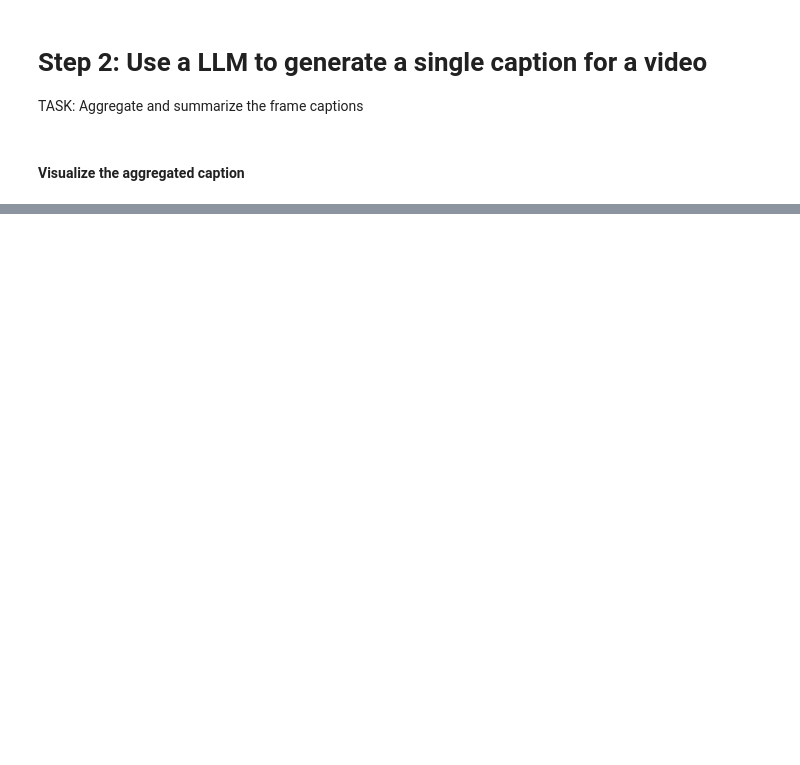
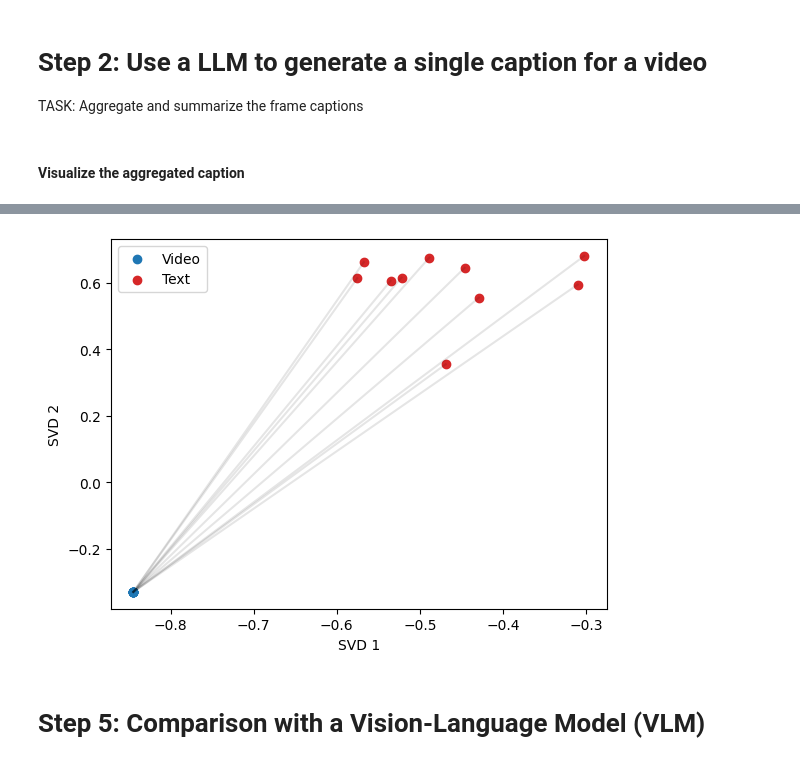
Before and after one commit to saturnMars/FM_2025, a Jupyter notebook: Lab3_video.ipynb, the cells around one changed output, grey strips where cells are left out. Drawn from its saved outputs; the diff is of its cells as text; code cells hidden in the pictures; blank space fills up the shorter version.

```diff
--- a/Lab3_video.ipynb
+++ b/Lab3_video.ipynb
@@ -138,12 +144,12 @@ from os import makedirs
 # %%
 # define a directory to store video frames and create it
 video_frames_dir = path.join("data", "frames")
-if not os.path.exists(video_frames_dir):
-    os.makedirs(video_frames_dir)
+if not path.exists(video_frames_dir):
+    makedirs(video_frames_dir)
 
 # iterate through videos
 for i, video in enumerate(glob("data/videos/*")):
-    video_name = os.path.basename(video).split(".")[0]
+    video_name = path.basename(video).split(".")[0]
 
     # create new directory to store frames from a video
     frames_dir = path.join(video_frames_dir, video_name)
@@ -189,7 +195,7 @@ captions_dict = defaultdict(list)
 for video_dir in tqdm(glob(f"{video_frames_dir}/*")):
 
     # get video name
-    video_id = os.path.basename(video_dir)
+    video_id = path.basename(video_dir)
 
     # iterate through frames in the video directory
     frame_files = sorted(glob(f"{video_dir}/*"))
@@ -204,11 +210,13 @@ for video_dir in tqdm(glob(f"{video_frames_dir}/*")):
             generated = model.generate(im)
 
         # add generated caption to dictionary
-        caption = open_clip.decode(generated[0]).replace("<start_of_text>", "").replace(" <end_of_text>", "").strip()
+        caption = open_clip.decode(generated[0]).replace("<start_of_text>", "").replace("<end_of_text>", "").strip()
         captions_dict[video_id].append(caption)
 
 # Clean up memory
-del model
+model.cpu()
+im.cpu()
+del model, im
 torch.cuda.empty_cache()
 # %% [markdown]
 ### Display captions for first video
@@ -383,20 +451,29 @@ plt.show()
+# %%
+from numpy.linalg import svd
+def compute_svd(X, n_components=2):
+    U, S, Vt = svd(X)
+    return U[:, :n_components] * S[:n_components]
 # %%
-# define svd
-def svd(X, n_components=2):
-    U, S, Vt = np.linalg.svd(X)
-    return U[:, :n_components] * S[:n_components]
-
 # obtain 2d features
-features_2d = svd(np.concatenate([video_embeddings, caption_embeddings], 0))
+reduced_features = compute_svd(torch.concat([video_embeddings, caption_embeddings], dim=0))
+reduced_videoFeatures = reduced_features[:len(video_embeddings)]
+reduced_textFeatures = reduced_features[len(video_embeddings):]
 
 # plot 2d features
-plt.scatter(features_2d[:-len(video_embeddings), 0], features_2d[:-len(video_embeddings), 1], c='tab:blue', label="video")
-plt.scatter(features_2d[-len(video_embeddings):, 0], features_2d[-len(video_embeddings):, 1], c='tab:red', label="text")
-# plot lines
+plt.scatter(x = reduced_videoFeatures[:, 0], y = reduced_videoFeatures[:, 1], c='tab:blue', label="Video")
+plt.scatter(x = reduced_textFeatures[:, 0], y = reduced_textFeatures[:, 1], c='tab:red', label="Text")
+
+# Plot conneting lines
 for i in range(len(video_embeddings)):
-    plt.plot([features_2d[i, 0], features_2d[len(video_embeddings)+i, 0]], [features_2d[i, 1], features_2d[len(video_embeddings)+i, 1]], c='black', alpha=0.1)
+    point_video = (reduced_videoFeatures[i, 0], reduced_textFeatures[i, 0])
+    point_text = (reduced_videoFeatures[i, 1], reduced_textFeatures[i, 1])
+    plt.plot(point_video, point_text, c='black', alpha=0.1)
 
-plt.xlabel('svd 1')
-plt.ylabel('svd 2')
+plt.xlabel('SVD 1')
+plt.ylabel('SVD 2')
 plt.legend()
 plt.show()
+# %% [output]
+[figure, added]
+# %% [markdown]
+# Step 5: Comparison with a Vision-Language Model (VLM)
```
Also changed, not shown: parts of 28 cells of this notebook.
